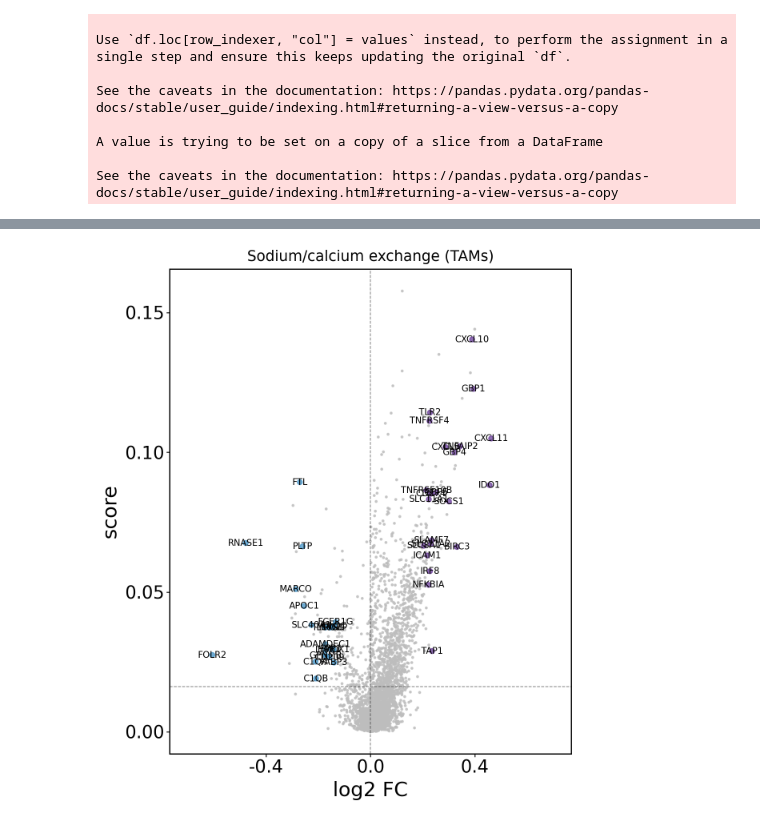
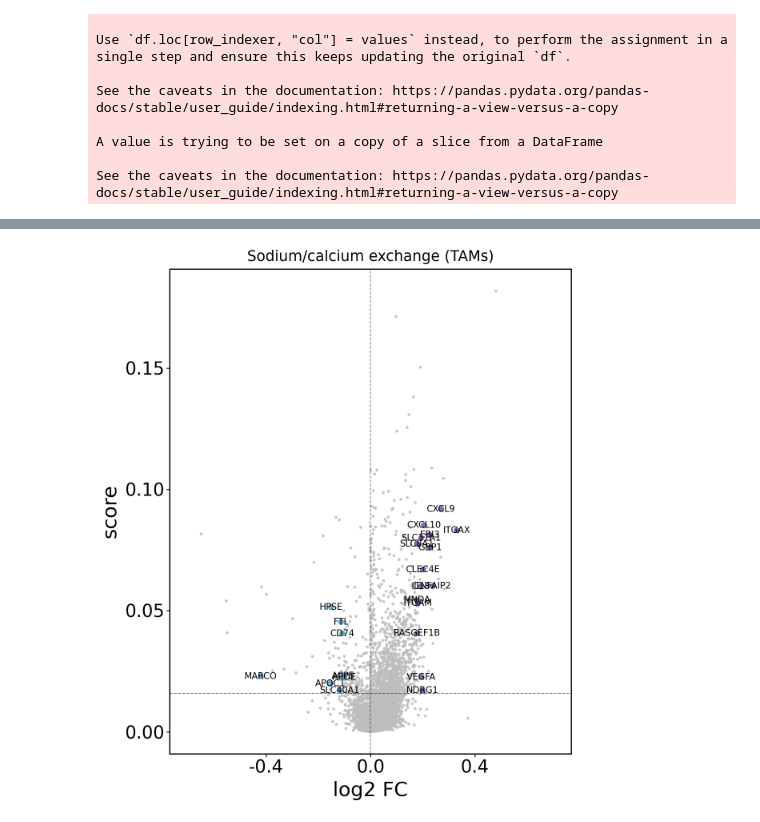
Before and after one commit to YosefLab/Harreman-reproducibility, a Jupyter notebook: Slide_seq_lung/Fig_3_H.ipynb, the cells around one changed output, grey strips where cells are left out. Drawn from its saved outputs; the diff is of its cells as text; code cells hidden in the pictures.

```diff
--- a/Slide_seq_lung/Fig_3_H.ipynb
+++ b/Slide_seq_lung/Fig_3_H.ipynb
@@ -14,6 +14,6 @@ ADATA_PATH = os.path.join(BASE_PATH, 'h5ads')
 DATA_PATH = os.path.join(BASE_PATH, 'data')
 PLOTS_PATH = os.path.join(BASE_PATH, 'plots')
 # %%
-file = pd.read_excel(os.path.join(DATA_PATH, "Sodium_calcium_exchange_Slide_seq_lung_ct_Harreman_no_deconv_DestVI_DE_results.xlsx"), sheet_name=None, index_col=0)
+file = pd.read_excel(os.path.join(DATA_PATH, "Sodium_calcium_exchange_Slide_seq_lung_ct_Harreman_no_deconv_DestVI_revision_DE_results.xlsx"), sheet_name=None, index_col=0)
 # %%
 df = file['TAM']
@@ -38,7 +24,24 @@ down_macrophage_genes = [
+# %%
+up_macrophage_genes = [
+    "CXCL9", "CXCL10", "IRAK1", "IL18", "GBP1", "SLC11A1",
+    "TNFAIP2", "EBI3", "ITGAX", "ITGAM", "CLEC4E", "SIGLEC9",
+    "ALPK1", "NAIP", "MNDA", "RASGEF1B", "SLC8A1", "VEGFA", "HK3",
+    "ACSL4", "NDRG1", "MMP19"
+]
+
+
+down_macrophage_genes = [
+    "MARCO", "APOE", "APOC1", "CD163L1", "LPL", "CPVL",
+    "FTH1", "FTL", "SLC40A1", "CD74", "HLA-DRA", "HLA-DQA1",
+    "HLA-DQB1", "HLA-DPA1", "ACP5", "RNASET2", "HPSE", "FCGR2A",
+    "LILRB5", "CCL13"
+]
 # %%
 int_genes_1 = df[(df.adj_pval < 0.05) & (df.log2FC > 0)].sort_values('log2FC', ascending=False).index[:50].tolist()
 int_genes_2 = df[(df.adj_pval < 0.05) & (df.log2FC < 0)].sort_values('log2FC', ascending=True).index[:50].tolist()
-int_genes = list((set(int_genes_1) & set(up_macrophage_genes)) | (set(int_genes_2) & set(down_macrophage_genes))) + ["SLC8A1"]
+int_genes = list((set(int_genes_1) & set(up_macrophage_genes)) | (set(int_genes_2) & set(down_macrophage_genes)))
+if "SLC8A1" not in int_genes:
+    int_genes = int_genes + ["SLC8A1"]
 # %%
 corr_p_vals = multipletests(df["pval"], method="fdr_bh")
 min_score = np.min(df["score"][corr_p_vals[0]])
@@ -118,32 +130,32 @@ fig = (
     ggplot() +
     # Unlabeled points (plotted first, in background)
     geom_point(df_unlabeled, aes(x='x', y='y', color='de'), size=0.5, alpha=0.75) +
     # Labeled points (on top)
     geom_point(df_labeled, aes(x='x', y='y', color='de'), size=2, alpha=0.75) +
     # Labels
     geom_text(df_labeled, aes(x='x', y='y', label='delabel'), color='black', size=8) +
     # Aesthetics
     theme_classic() +
     geom_hline(yintercept=min_score, linetype='--', color='black', alpha=0.5, size=0.4) +
     geom_vline(xintercept=0, linetype='--', color='black', alpha=0.5, size=0.4) +
     scale_color_manual(values={'UP': '#6A3D9A', 'DOWN': '#4292C6', 'NO': '#BDBDBD'}) +
     ggtitle('Sodium/calcium exchange (TAMs)') +
     xlim(-0.7, 0.7) +
     xlab("log2 FC") + ylab("score") +
     theme(
         plot_title=element_text(hjust=0.5),
         panel_grid_major=element_blank(),
         panel_grid_minor=element_blank(),
         panel_border=element_rect(colour="black"),
         legend_position='none',
         axis_text_x=element_text(size=16, color='black'),
         axis_text_y=element_text(size=16, color='black'),
         axis_title_x=element_text(size=18),
         axis_title_y=element_text(size=18),
         figure_size=(6, 7)
     )
 )
-fig.save(os.path.join(PLOTS_PATH, 'Sodium_calcium_exchange_TAMs_DE_analysis_volcano_plot.pdf'))
+fig.save(os.path.join(PLOTS_PATH, 'Sodium_calcium_exchange_TAMs_DE_analysis_revision_volcano_plot.pdf'))
 fig
 # %% [output]
-[figure, old version]
+[figure, new version]
```
Also changed, not shown: parts of 4 cells of this notebook, 36 other files.
